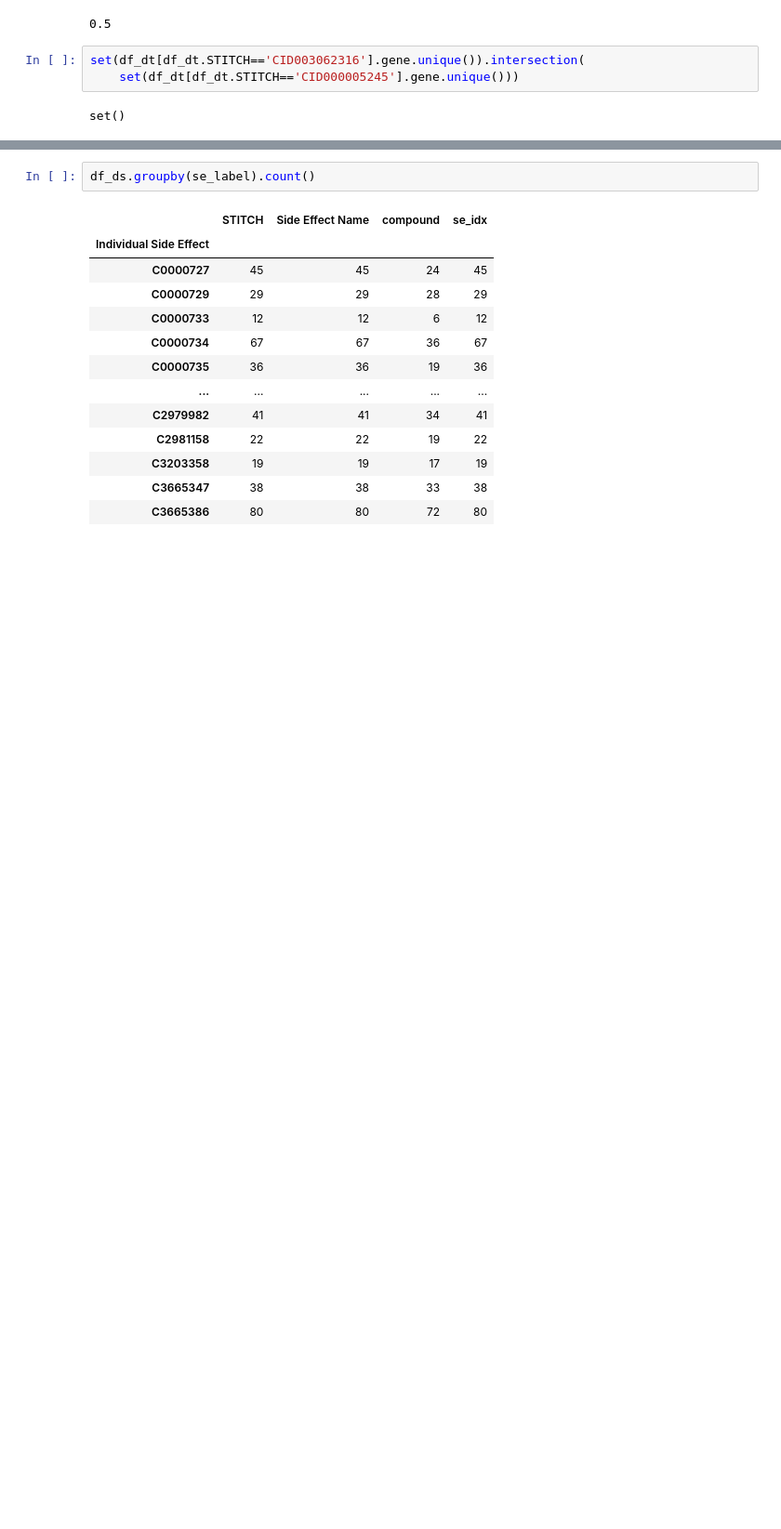
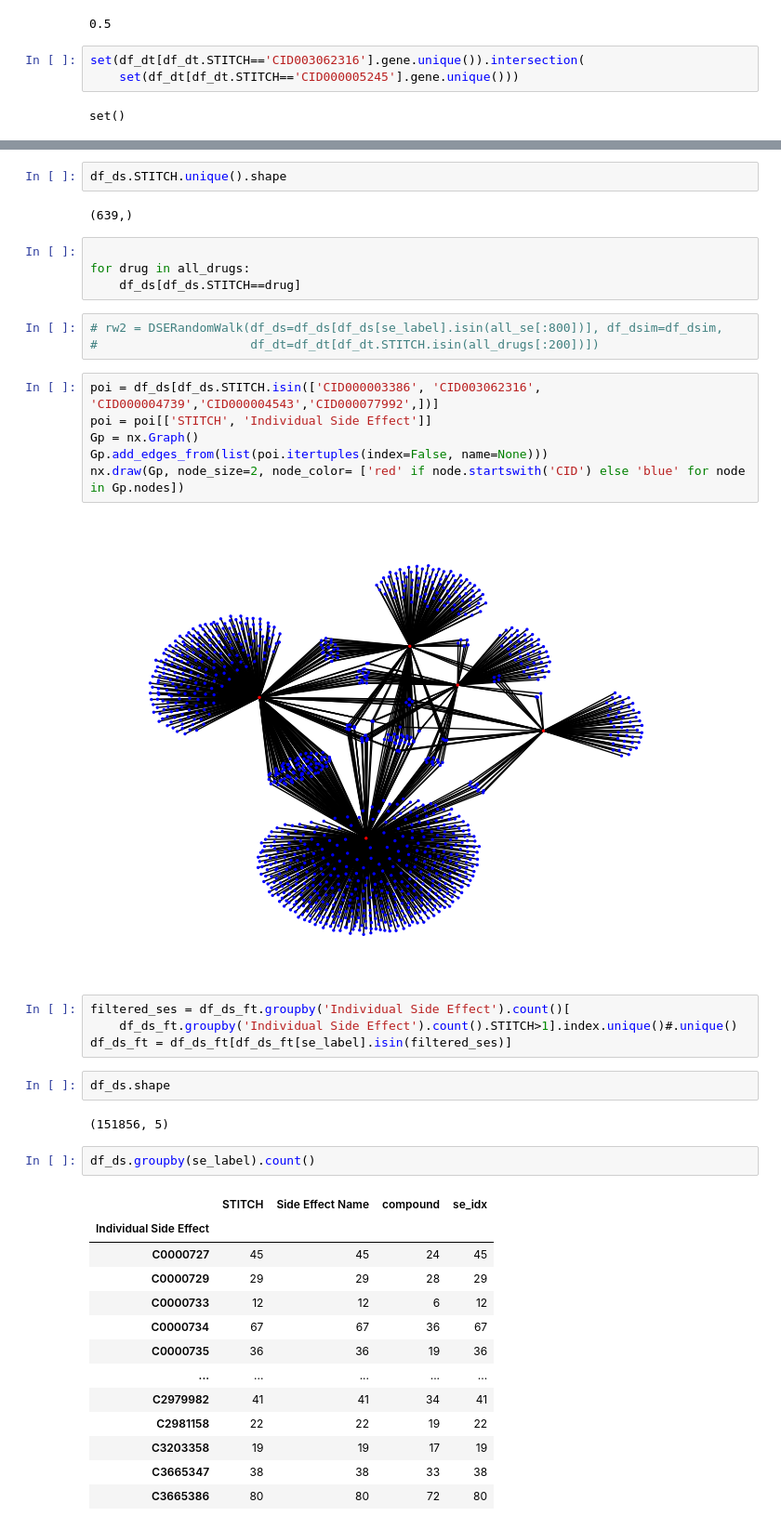
Before and after one commit to suchanuchp/dse-random-walk, a Jupyter notebook: notebooks/DSE Random Walks.ipynb, the cells around one changed output, grey strips where cells are left out. Shown at 93% size. Saved outputs shown, nothing was run; the diff lists cells and outputs as text; blank space fills up the shorter version.

```diff
--- a/notebooks/DSE Random Walks.ipynb
+++ b/notebooks/DSE Random Walks.ipynb
@@ -84,3 +482,30 @@ df_ds_ft.shape
+# %%
+df_ds.STITCH.unique().shape
+# %% [output]
+(639,)
+# %%
+
+for drug in all_drugs:
+    df_ds[df_ds.STITCH==drug]
+# %%
+# rw2 = DSERandomWalk(df_ds=df_ds[df_ds[se_label].isin(all_se[:800])], df_dsim=df_dsim,
+#                     df_dt=df_dt[df_dt.STITCH.isin(all_drugs[:200])])
+# %%
+poi = df_ds[df_ds.STITCH.isin(['CID000003386', 'CID003062316', 'CID000004739','CID000004543','CID000077992',])]
+poi = poi[['STITCH', 'Individual Side Effect']]
+Gp = nx.Graph()
+Gp.add_edges_from(list(poi.itertuples(index=False, name=None)))
+nx.draw(Gp, node_size=2, node_color= ['red' if node.startswith('CID') else 'blue' for node in Gp.nodes])
+# %% [output]
+[figure, added]
+# %%
+filtered_ses = df_ds_ft.groupby('Individual Side Effect').count()[
+    df_ds_ft.groupby('Individual Side Effect').count().STITCH>1].index.unique()#.unique()
+df_ds_ft = df_ds_ft[df_ds_ft[se_label].isin(filtered_ses)]
+# %%
+df_ds.shape
+# %% [output]
+(151856, 5)
 # %%
 df_ds.groupby(se_label).count()
 # %% [output]
```
Also changed, not shown: parts of 79 cells of this notebook.
